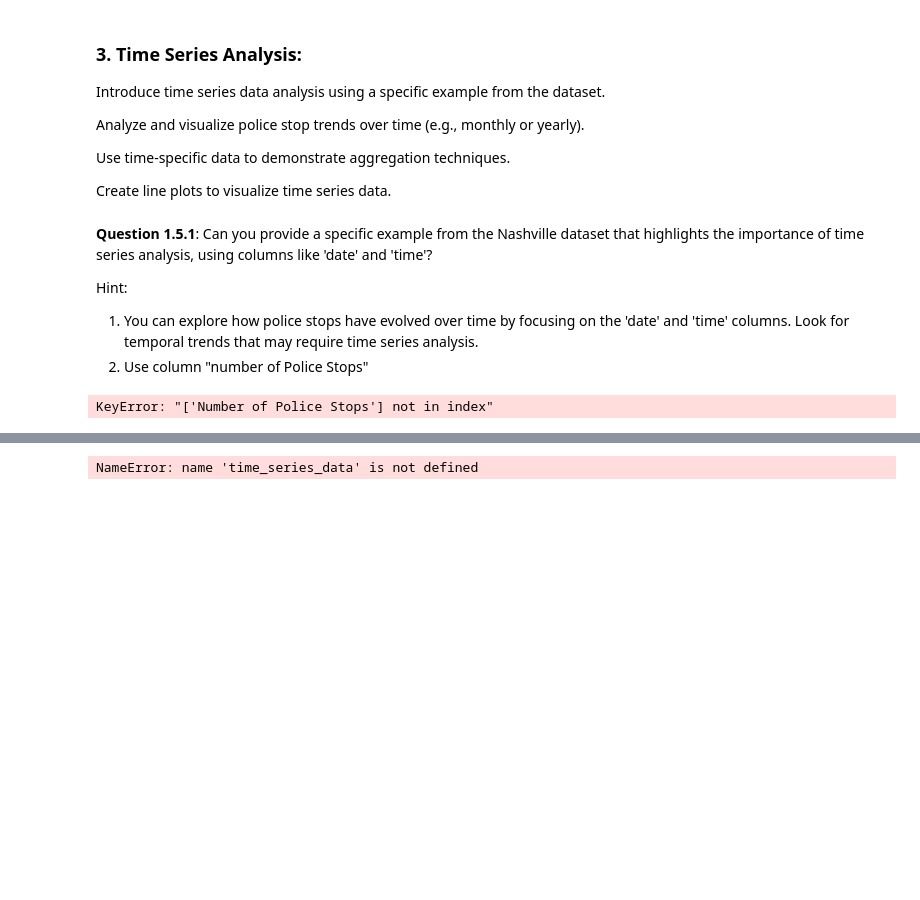
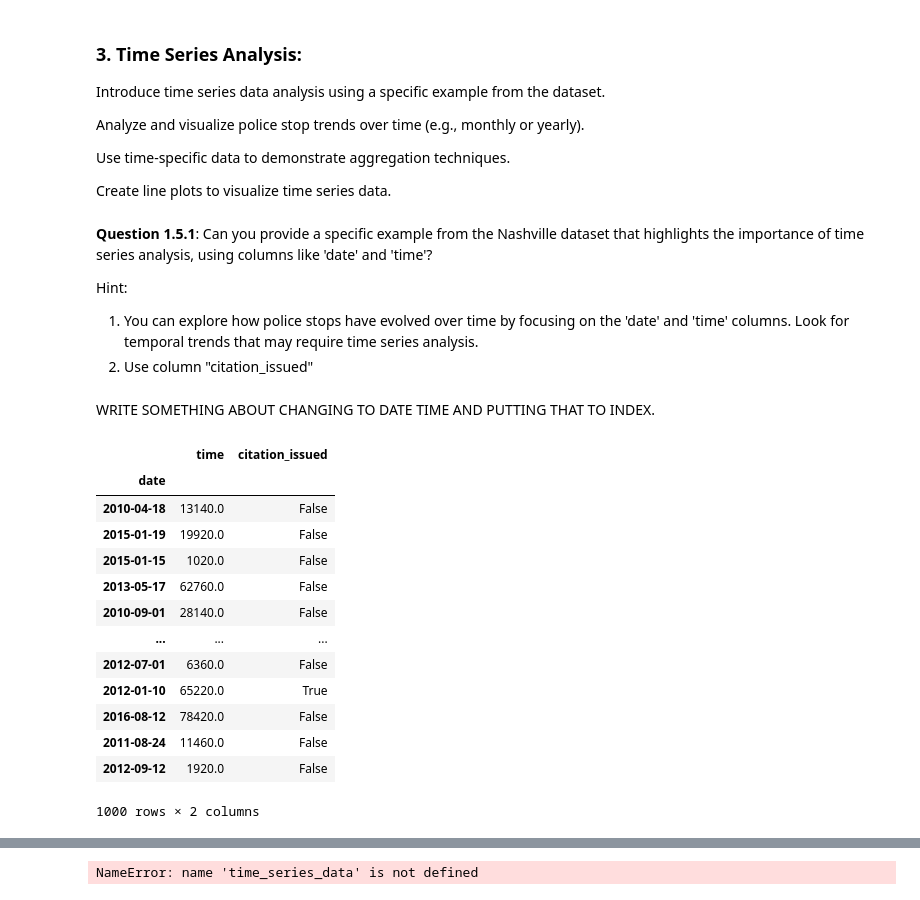
Before and after one commit to ds-modules/Legalst-123, a Jupyter notebook: labs/04_Probability Distributions, Bootstrap, and Confidence Intervals/04_Visualizatio_SummaryStatistics_Aggregations.ipynb, the cells around one changed output, grey strips where cells are left out. Cells and saved outputs as stored; diff of their text form; code cells hidden in the pictures; blank space fills up the shorter version.

```diff
--- a/labs/04_Probability Distributions, Bootstrap, and Confidence Intervals/04_Visualizatio_SummaryStatistics_Aggregations.ipynb
+++ b/labs/04_Probability Distributions, Bootstrap, and Confidence Intervals/04_Visualizatio_SummaryStatistics_Aggregations.ipynb
@@ -204,15 +220,34 @@ Can you provide a specific example from the Nashville dataset that highlights th
 
 Hint:
 1. You can explore how police stops have evolved over time by focusing on the 'date' and 'time' columns. Look for temporal trends that may require time series analysis.
-2. Use column "number of Police Stops"
+2. Use column "citation_issued"
 # %%
 # Extract time-related columns, e.g., 'date' and 'time', and other relevant data
-time_series_data = stops[['date', 'time', 'Number of Police Stops']]
+time_series_data = stops[['date', 'time', 'citation_issued']]
 
 # Further data processing and analysis
 # ...
-# %% [output]
-KeyError: "['Number of Police Stops'] not in index"
+# %% [markdown]
+WRITE SOMETHING ABOUT CHANGING TO DATE TIME AND PUTTING THAT TO INDEX.
+# %%
+time_series_data.index = pd.to_datetime(time_series_data["date"])
+time_series_data = time_series_data.drop("date", axis=1)
+time_series_data
+# %% [output]
+|  | time | citation_issued |
+| date |  |  |
+| 2010-04-18 | 13140.0 | False |
+| 2015-01-19 | 19920.0 | False |
+| 2015-01-15 | 1020.0 | False |
+| 2013-05-17 | 62760.0 | False |
+| 2010-09-01 | 28140.0 | False |
+| ... | ... | ... |
+| 2012-07-01 | 6360.0 | False |
+| 2012-01-10 | 65220.0 | True |
+| 2016-08-12 | 78420.0 | False |
+| 2011-08-24 | 11460.0 | False |
+| 2012-09-12 | 1920.0 | False |
+1000 rows × 2 columns
 # %% [markdown]
 **Question 1.5.2**: How can we effectively group the data to analyze police stop trends on a monthly or yearly basis using the 'date' column, and what insights can such analysis provide?
 
```
Also changed, not shown: parts of 5 cells of this notebook.
